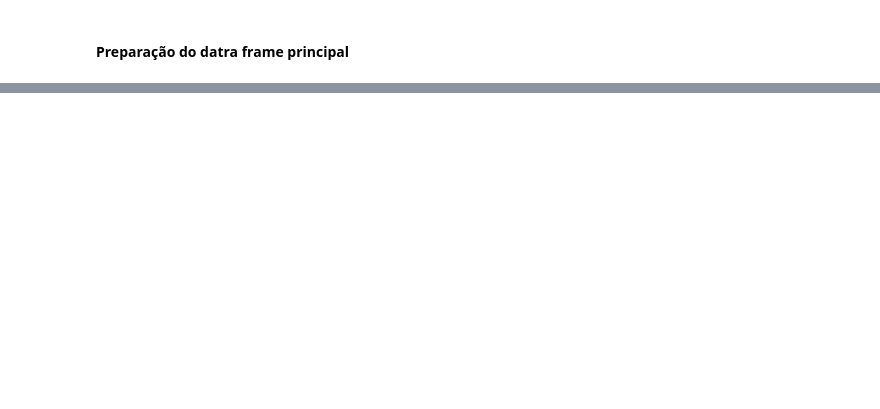
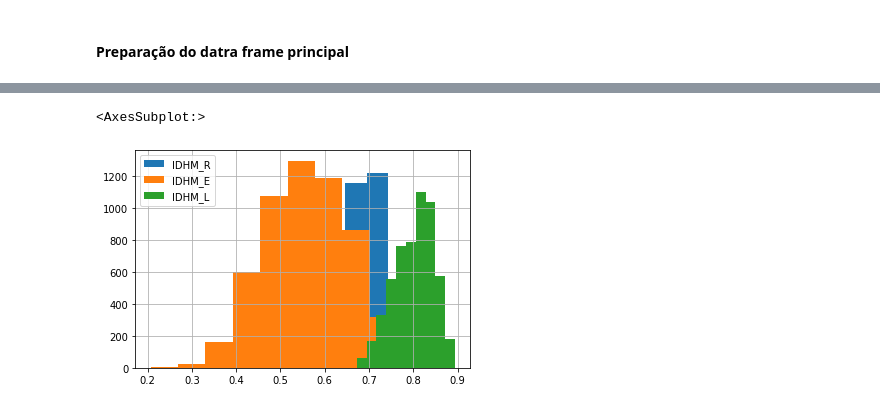
Before and after one commit to helderseixas/DisciplinaSistemasNebulosos, a Jupyter notebook: trabalho_final/trabalho_final.ipynb, the cells around one changed output, grey strips where cells are left out. Cells and saved outputs as stored; diff of their text form; code cells hidden in the pictures; blank space fills up the shorter version.

```diff
--- a/trabalho_final/trabalho_final.ipynb
+++ b/trabalho_final/trabalho_final.ipynb
@@ -213,0 +222,8 @@ df.head()
+# %%
+df_base = pd.merge(df_base, df_aglomerados_subnormais, how='left', on=['CODMUN7'])
+df_base.NUMERO_AGLOMERADOS = df_base.NUMERO_AGLOMERADOS.fillna(0)
+df_base.NUMERO_DOMICILIOS_PARTICULARES_OCUPADOS_AGLOMERADOS = df_base.NUMERO_DOMICILIOS_PARTICULARES_OCUPADOS_AGLOMERADOS.fillna(0)
+df_base.POPULACAO_DOMICILIOS_PARTICULARES_OCUPADOS_AGLOMERADOS = df_base.POPULACAO_DOMICILIOS_PARTICULARES_OCUPADOS_AGLOMERADOS.fillna(0)
+df_base.AREA_AGLOMERADOS = df_base.AREA_AGLOMERADOS.fillna(0)
+df_base.DENSIDADE_DEMOGRAFICA_AGLOMERADOS = df_base.DENSIDADE_DEMOGRAFICA_AGLOMERADOS.fillna(0)
+df_base.DENSIDADE_DOMICILIOS_AGLOMERADOS = df_base.DENSIDADE_DOMICILIOS_AGLOMERADOS.fillna(0)
@@ -213,0 +232,2 @@ df.head()
+# %%
+df_base = pd.merge(df_base, df_aglomerados_subnormais_estimativa, how='left', on=['CODMUN7'])
@@ -213,0 +236,2 @@ df.head()
+# %%
+df_base = pd.merge(df_base, df_eleicoes, how='left', on=['CODMUN7'])
@@ -213,0 +240,19 @@ df.head()
+# %%
+df_base['TAXA_CASOS_100_MIL'] = df_base.CASOS / df_base.POPULACAO_ESTIMADA * 100000
+df_base['TAXA_OBITOS_100_MIL'] = df_base.OBITOS / df_base.POPULACAO_ESTIMADA * 100000
+df_base['TAXA_LETALIDADE'] = df_base.OBITOS / df_base.CASOS * 100
+df_base['RAZAO_HOMEM_MULHER'] = df_base.HOMEMTOT / df_base.MULHERTOT
+df_base['RAZAO_POPULACAO_RURAL_URBANA'] = df_base.PESORUR / df_base.PESOURB
+df_base['PERCENTUAL_POPULACAO_SEDE_MUNICIPAL'] = df_base.POPULACAO_SEDE_MUNICIPAL / df_base.PESOTOT * 100
+df_base['PERCENTUAL_POPULACAO_17_OU_MENOS_ANOS'] = \
+    (df_base.PESO1 + df_base.PESO13 + df_base.PESO4 + df_base.PESO5 + df_base.PESO610 + df_base.PESO1114 + df_base.PESO1517) / df_base.PESOTOT * 100
+df_base['PERCENTUAL_POPULACAO_18_ATE_39_ANOS'] = (df_base.PESO18 / df_base.PESOTOT * 100) - df_base['40_A_59_ANOS'] - df_base['60_ANOS_OU_MAIS']
+df_base['PERCENTUAL_POPULACAO_40_ATE_59_ANOS'] = df_base['40_A_59_ANOS']
+df_base['PERCENTUAL_POPULACAO_60_OU_MAIS_ANOS'] = df_base['60_ANOS_OU_MAIS']
+df_base['DENSIDADE_DOMICILIOS'] = df_base.TOTAL_DOMICILIOS_OCUPADOS / df_base.AREA
+df_base['PERCENTUAL_DOMICILIOS_AGLOMERADOS'] = df_base.NUMERO_DOMICILIOS_PARTICULARES_OCUPADOS_AGLOMERADOS / df_base.TOTAL_DOMICILIOS_OCUPADOS * 100
+df_base['PERCENTUAL_POPULACAO_AGLOMERADOS'] = df_base.POPULACAO_DOMICILIOS_PARTICULARES_OCUPADOS_AGLOMERADOS / df_base.PESOTOT * 100
+df_base['DENSIDADE_DOMICILIOS_ESTIMADA'] = df_base.EDOC_TOTAL / df_base.AREA
+df_base['NUMERO_VOTOS'] = df_base.VOTOS_BOLSONARO + df_base.VOTOS_HADDAD + df_base.VOTOS_NULO + df_base.VOTOS_BRANCO
+df_base['PERCENTUAL_VOTOS_BOLSONARO'] = df_base.VOTOS_BOLSONARO / df_base.NUMERO_VOTOS * 100
+df_base['PERCENTUAL_VOTOS_HADDAD'] = df_base.VOTOS_HADDAD / df_base.NUMERO_VOTOS * 100
@@ -213,0 +284,7 @@ df.head()
+# %%
+df_base.IDHM_R.hist(legend=True)
+df_base.IDHM_E.hist(legend=True)
+df_base.IDHM_L.hist(legend=True)
+# %% [output]
+<AxesSubplot:>
+[figure, added]
```
Also changed, not shown: parts of 90 cells of this notebook, 3 other files.
